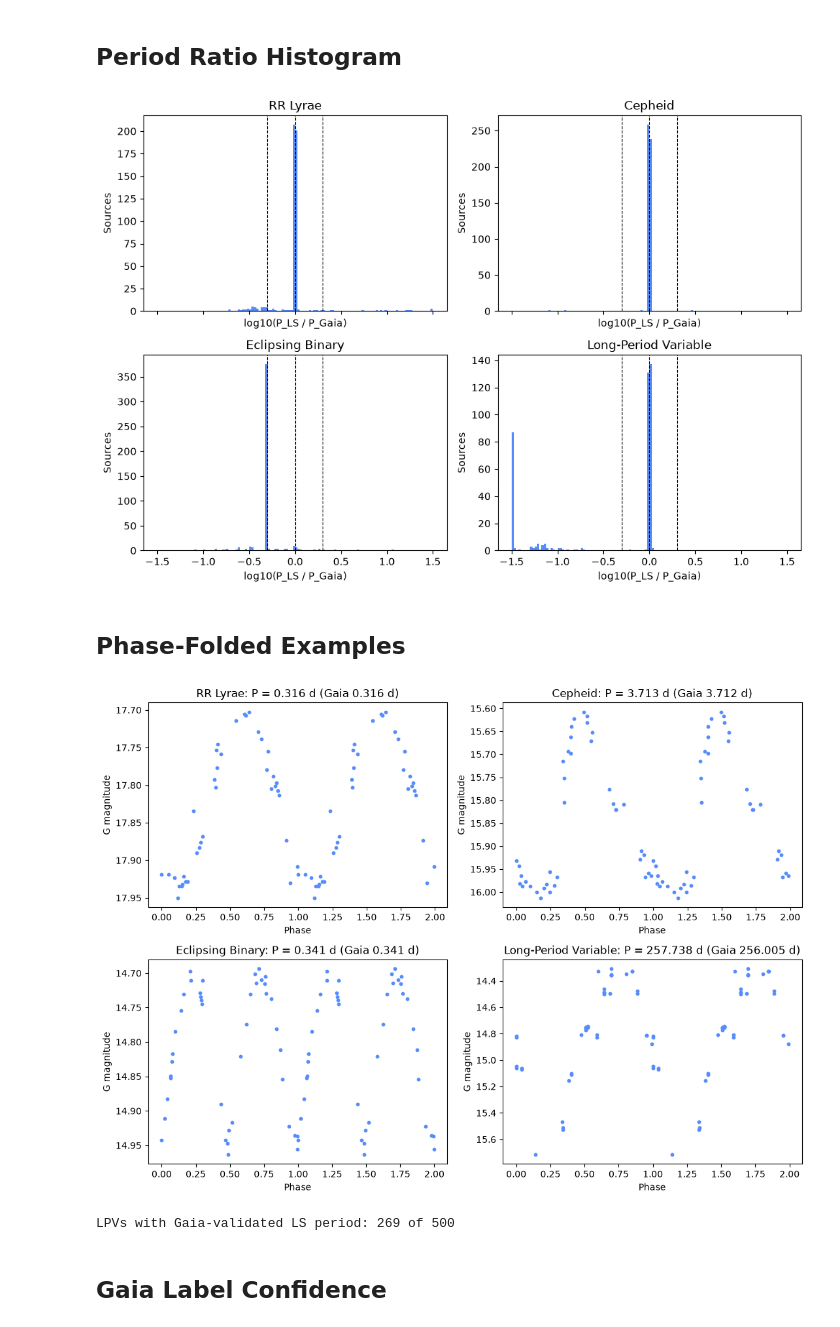
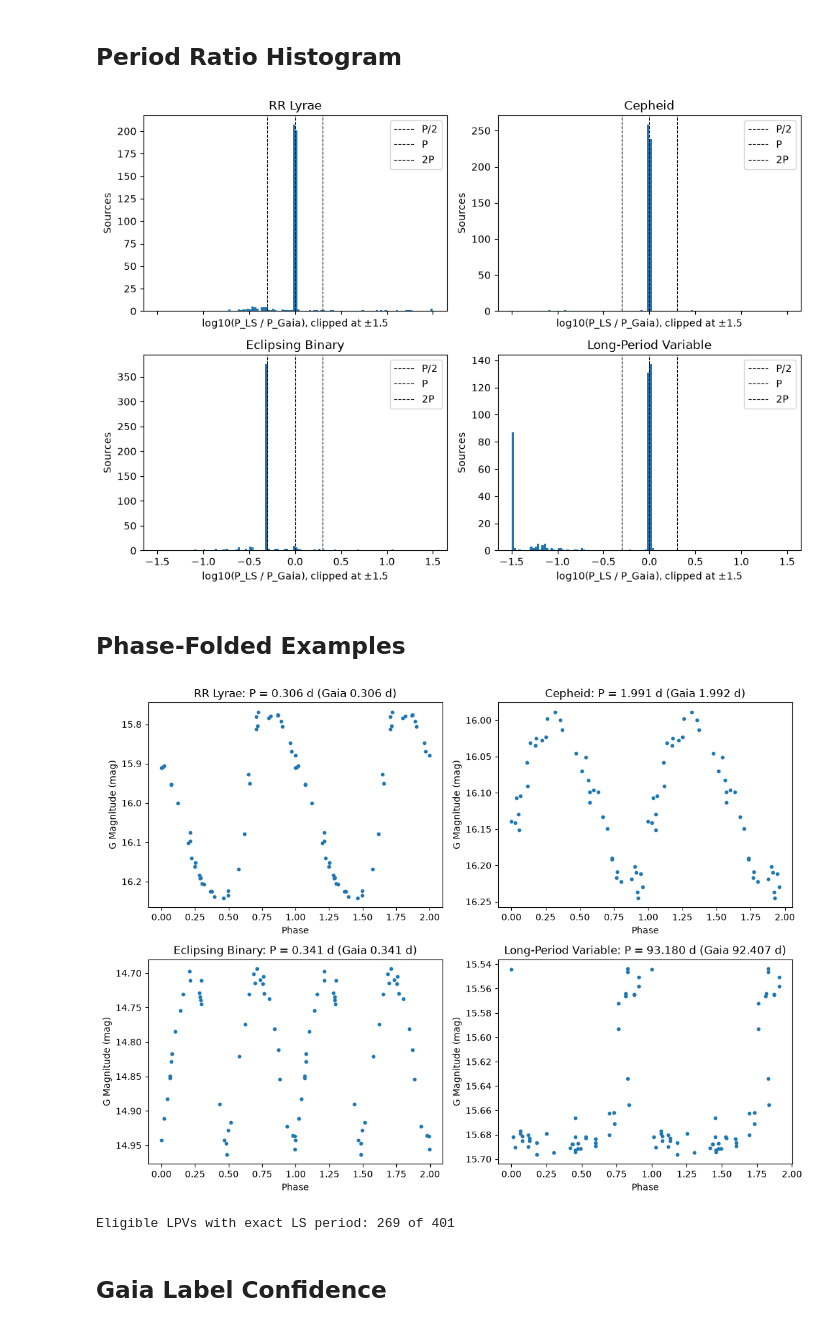
Before and after one commit to sumaitate/gaia-varstars, a Jupyter notebook: notebooks/03_gaia_validation.ipynb, the cells around one changed output. Cells and saved outputs as stored; diff of their text form; code cells hidden in the pictures.

```diff
--- a/notebooks/03_gaia_validation.ipynb
+++ b/notebooks/03_gaia_validation.ipynb
@@ -50,6 +58,8 @@ qc = pd.DataFrame({
     "n_obs": validation["n_epochs"],
     "baseline_days": validation["time_span"],
     "peak_power": validation["peak_power_1"],
+    "period_fap": validation["period_fap"],
+    "period_reliable": validation["period_reliable"],
     "period_eligible": validation["period_eligible"],
     "period_status": validation["period_status"],
 }).replace([np.inf, -np.inf], np.nan)
@@ -114,54 +124,54 @@ for ax, class_name in zip(axes.ravel(), CLASSES):
 
     ax.hist(np.log10(part["period_ratio"]).clip(-1.5, 1.5), bins=np.linspace(-1.5, 1.5, 121))
 
-    for ratio in [0.5, 1, 2]:
-        ax.axvline(np.log10(ratio), color="black", linestyle="--", linewidth=0.8)
+    for ratio, label in [(0.5, "P/2"), (1, "P"), (2, "2P")]:
+        ax.axvline(np.log10(ratio), color="black", linestyle="--", linewidth=0.8, label=label)
 
-    ax.set(title=class_name, xlabel="log10(P_LS / P_Gaia)", ylabel="Sources")
+    ax.set(title=class_name, xlabel="log10(P_LS / P_Gaia), clipped at ±1.5", ylabel="Sources")
+    ax.legend()
 
 fig.tight_layout()
 fig.savefig(PLOT_ROOT / "period_ratio_histogram.png", dpi=160, bbox_inches="tight")
 plt.show()
 # %% [output]
-[figure, old version]
+[figure, new version]
 # %% [markdown]
 ## Phase-Folded Examples
 # %%
-photometry = pd.read_csv(
-    CLEAN_FILE, usecols=["source_id", "g_transit_time", "g_transit_mag"]
-)
+photometry = pd.read_csv(CLEAN_FILE, usecols=["source_id", "g_transit_time", "g_transit_mag"])
 
 fig, axes = plt.subplots(2, 2, figsize=(11, 8))
 
 for ax, class_name in zip(axes.ravel(), CLASSES):
     part = eligible.loc[
         eligible["class_name"].eq(class_name)
         & eligible["period_status"].isin(["exact", "half"])
+        & eligible["period_reliable"]
     ].sort_values("n_obs")
 
     star = part.iloc[len(part) // 2]
     period = star["ls_period"] * (2 if star["period_status"] == "half" else 1)
 
     curve = photometry.loc[photometry["source_id"].eq(star["source_id"])]
     phase = ((curve["g_transit_time"] - curve["g_transit_time"].min()) / period) % 1
 
     ax.scatter(phase, curve["g_transit_mag"], s=10, color="C0")
     ax.scatter(phase + 1, curve["g_transit_mag"], s=10, color="C0")
     ax.invert_yaxis()
     ax.set(
         title=f"{class_name}: P = {period:.3f} d (Gaia {star['gaia_period']:.3f} d)",
-        xlabel="Phase", ylabel="G magnitude",
+        xlabel="Phase", ylabel="G Magnitude (mag)",
     )
 
 fig.tight_layout()
 fig.savefig(PLOT_ROOT / "revised_phase_folded_examples.png", dpi=160, bbox_inches="tight")
 plt.show()
 
 lpv = eligible.loc[eligible["class_name"].eq("Long-Period Variable")]
-print("LPVs with Gaia-validated LS period:", lpv["period_status"].eq("exact").sum(), "of", len(lpv))
+print("Eligible LPVs with exact LS period:", lpv["period_status"].eq("exact").sum(), "of", len(lpv))
 # %% [output]
-[figure, old version]
+[figure, new version]
-LPVs with Gaia-validated LS period: 269 of 500
+Eligible LPVs with exact LS period: 269 of 401
 # %% [markdown]
 ## Gaia Label Confidence
 # %%
```
Also changed, not shown: parts of 4 cells of this notebook, 29 other files.
